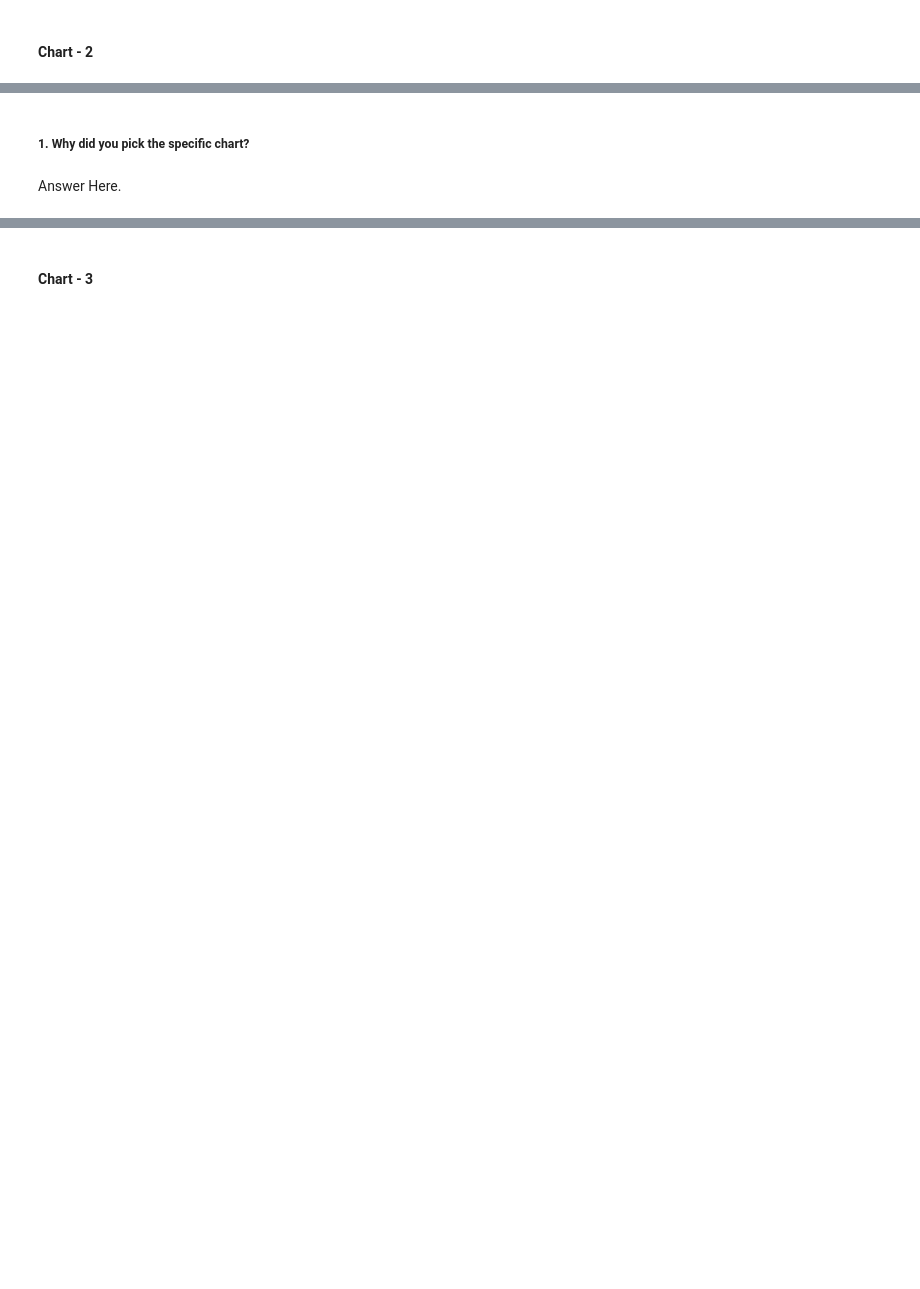
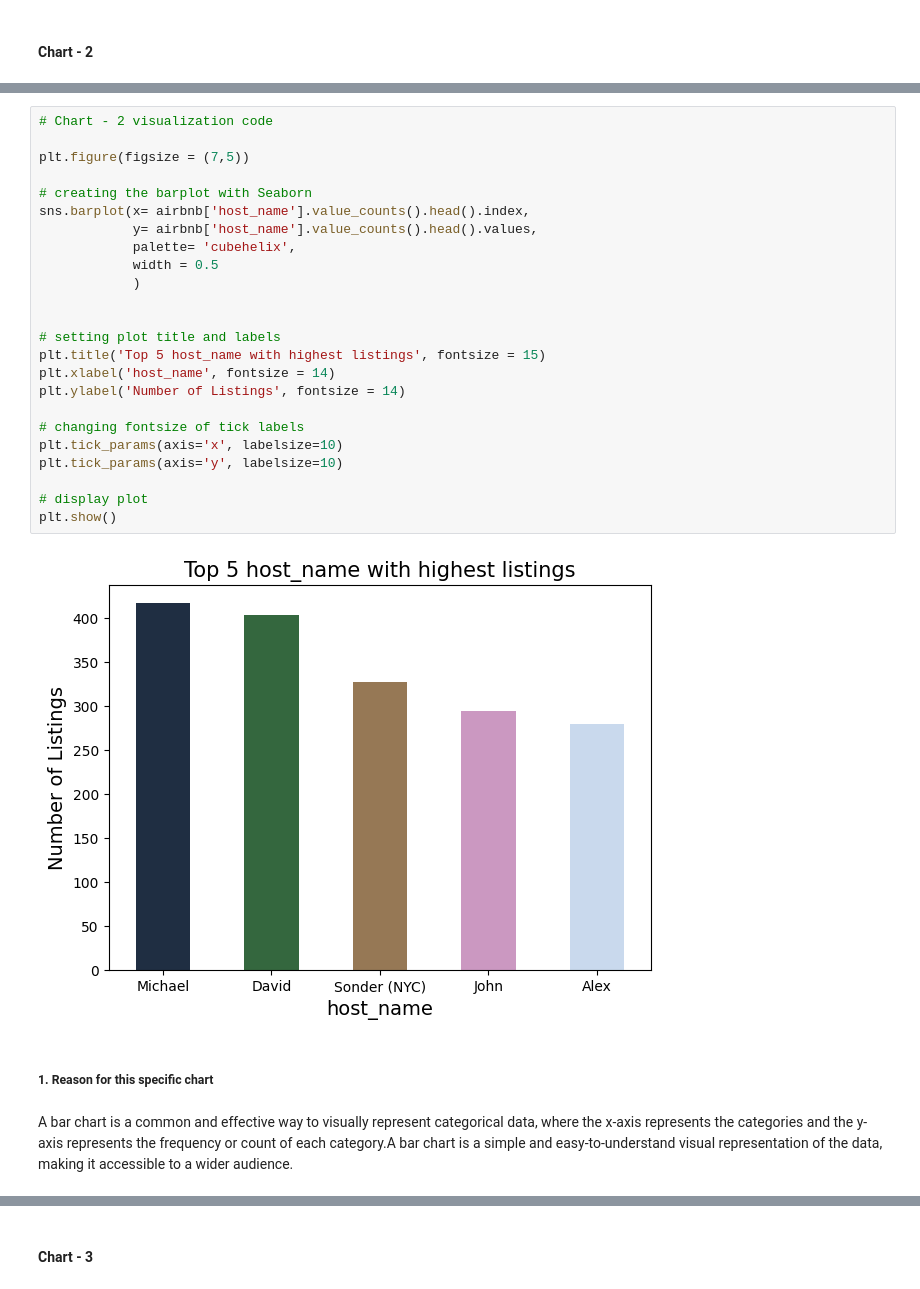
Before and after one commit to praveen-kumar-maurya/Airbnb-bookings-analysis-Capstone-project---1-, a Jupyter notebook: Capstone_Project_1_(Airbnb_Bookings_Analysis).ipynb, the cells around one changed output, grey strips where cells are left out. Cells and saved outputs as stored; diff of their text form; blank space fills up the shorter version.

```diff
--- a/Capstone_Project_1_(Airbnb_Bookings_Analysis).ipynb
+++ b/Capstone_Project_1_(Airbnb_Bookings_Analysis).ipynb
@@ -565,5 +612,31 @@ Answer Here
+# %%
+# Chart - 2 visualization code
+
+plt.figure(figsize = (7,5))
+
+# creating the barplot with Seaborn
+sns.barplot(x= airbnb['host_name'].value_counts().head().index,
+            y= airbnb['host_name'].value_counts().head().values,
+            palette= 'cubehelix',
+            width = 0.5
+            )
+
+
+# setting plot title and labels
+plt.title('Top 5 host_name with highest listings', fontsize = 15)
+plt.xlabel('host_name', fontsize = 14)
+plt.ylabel('Number of Listings', fontsize = 14)
+
+# changing fontsize of tick labels
+plt.tick_params(axis='x', labelsize=10)
+plt.tick_params(axis='y', labelsize=10)
+
+# display plot
+plt.show()
+# %% [output]
+[figure, added]
 # %% [markdown]
-##### 1. Why did you pick the specific chart?
+##### 1. Reason for this specific chart
-# %% [markdown]
-Answer Here.
+# %% [markdown]
+A bar chart is a common and effective way to visually represent categorical data, where the x-axis represents the categories and the y-axis represents the frequency or count of each category.A bar chart is a simple and easy-to-understand visual representation of the data, making it accessible to a wider audience.
 # %% [markdown]
```
Also changed, not shown: parts of 138 cells of this notebook.
